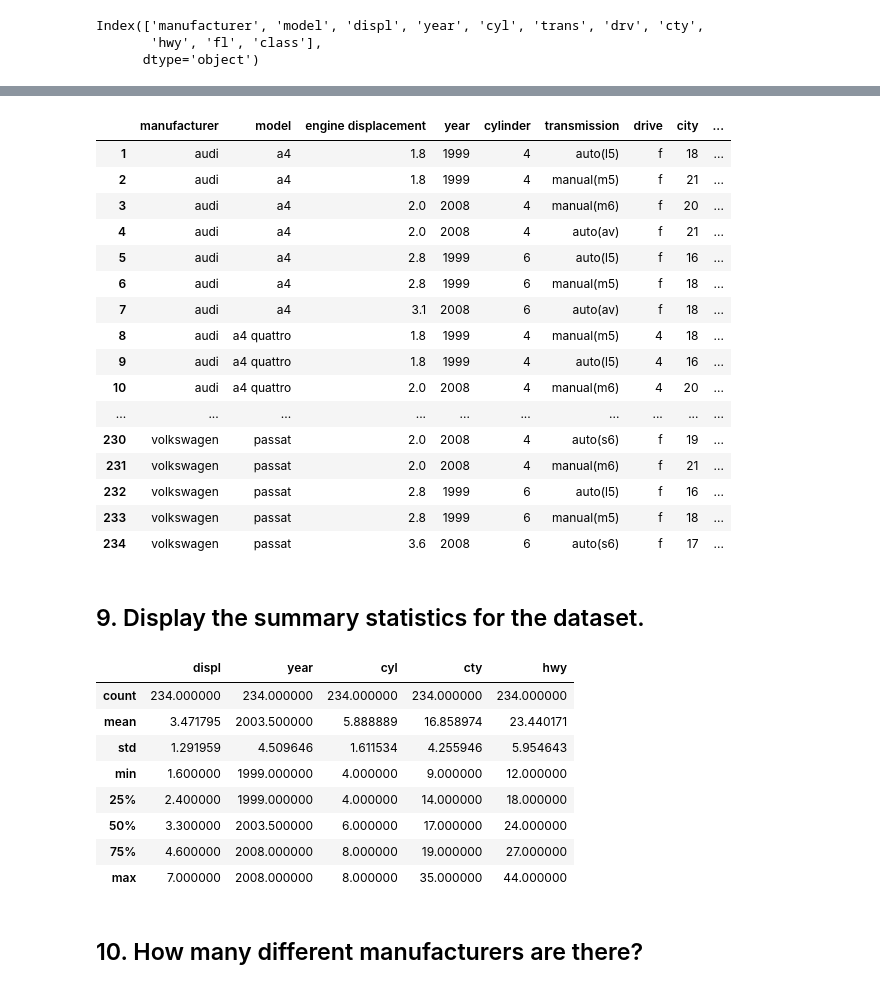
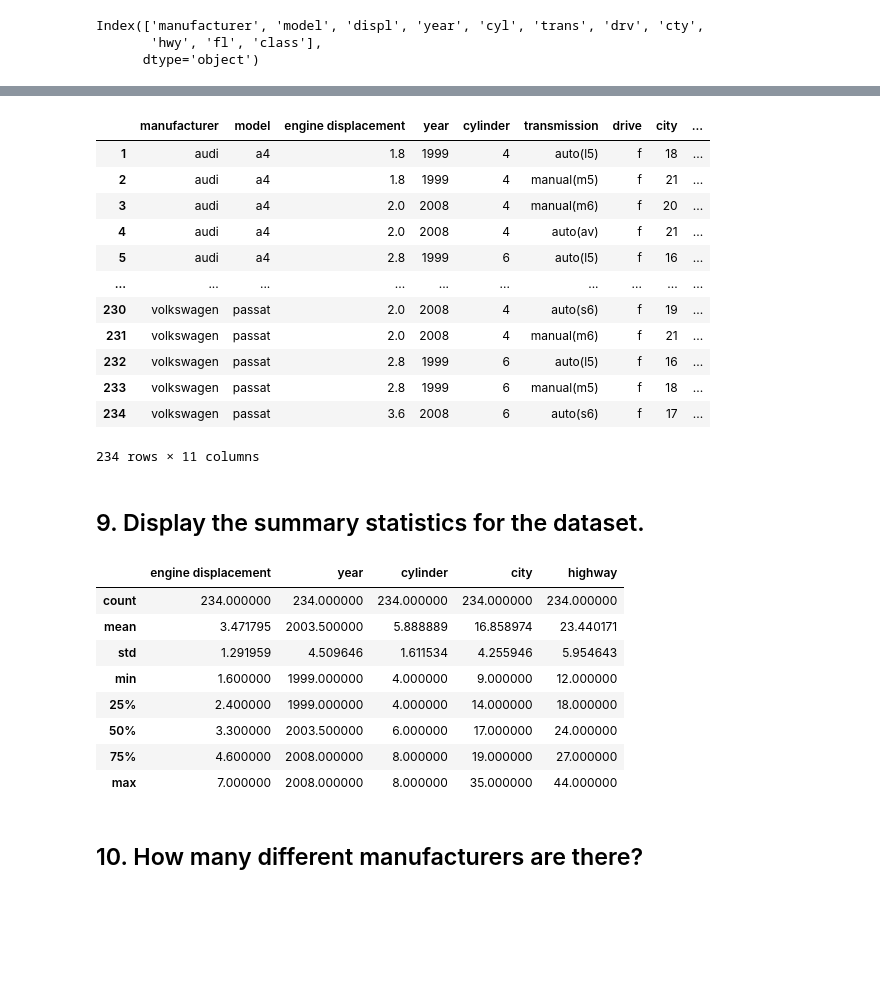
Before and after one commit to mariamnaqvi/numpy-pandas-visualization-exercises, a Jupyter notebook: advanced_dataframes.ipynb, the cells around one changed output, grey strips where cells are left out. Drawn from its saved outputs; the diff is of its cells as text; code cells hidden in the pictures; blank space fills up the shorter version.

```diff
--- a/advanced_dataframes.ipynb
+++ b/advanced_dataframes.ipynb
@@ -309,37 +323,30 @@ Index(['manufacturer', 'model', 'displ', 'year', 'cyl', 'trans', 'drv', 'cty',
 # %%
-# rename columns
-mpg2 = mpg.copy()
-mpg2
-mpg2.rename(columns={'displ': 'engine displacement',
-                     'cyl': 'cylinder',
+mpg2.rename(columns={'displ': 'engine displacement', 'cyl': 'cylinder',
                      'trans': 'transmission',
                      'drv': 'drive',
                      'cty': 'city',
-                     'hwy': 'highway'})
+                     'hwy': 'highway'},inplace = True)
+mpg2
 # %% [output]
 |  | manufacturer | model | engine displacement | year | cylinder | transmission | drive | city | ... |
 | 1 | audi | a4 | 1.8 | 1999 | 4 | auto(l5) | f | 18 | ... |
 | 2 | audi | a4 | 1.8 | 1999 | 4 | manual(m5) | f | 21 | ... |
 | 3 | audi | a4 | 2.0 | 2008 | 4 | manual(m6) | f | 20 | ... |
 | 4 | audi | a4 | 2.0 | 2008 | 4 | auto(av) | f | 21 | ... |
 | 5 | audi | a4 | 2.8 | 1999 | 6 | auto(l5) | f | 16 | ... |
-| 6 | audi | a4 | 2.8 | 1999 | 6 | manual(m5) | f | 18 | ... |
-| 7 | audi | a4 | 3.1 | 2008 | 6 | auto(av) | f | 18 | ... |
-| 8 | audi | a4 quattro | 1.8 | 1999 | 4 | manual(m5) | 4 | 18 | ... |
-| 9 | audi | a4 quattro | 1.8 | 1999 | 4 | auto(l5) | 4 | 16 | ... |
-| 10 | audi | a4 quattro | 2.0 | 2008 | 4 | manual(m6) | 4 | 20 | ... |
 | ... | ... | ... | ... | ... | ... | ... | ... | ... | ... |
 | 230 | volkswagen | passat | 2.0 | 2008 | 4 | auto(s6) | f | 19 | ... |
 | 231 | volkswagen | passat | 2.0 | 2008 | 4 | manual(m6) | f | 21 | ... |
 | 232 | volkswagen | passat | 2.8 | 1999 | 6 | auto(l5) | f | 16 | ... |
 | 233 | volkswagen | passat | 2.8 | 1999 | 6 | manual(m5) | f | 18 | ... |
 | 234 | volkswagen | passat | 3.6 | 2008 | 6 | auto(s6) | f | 17 | ... |
+234 rows × 11 columns
 # %% [markdown]
 ## 9. Display the summary statistics for the dataset.
 # %%
-mpg.describe()
+mpg2.describe()
 # %% [output]
-|  | displ | year | cyl | cty | hwy |
+|  | engine displacement | year | cylinder | city | highway |
 | count | 234.000000 | 234.000000 | 234.000000 | 234.000000 | 234.000000 |
 | mean | 3.471795 | 2003.500000 | 5.888889 | 16.858974 | 23.440171 |
 | std | 1.291959 | 4.509646 | 1.611534 | 4.255946 | 5.954643 |
```
Also changed, not shown: parts of 28 cells of this notebook.
